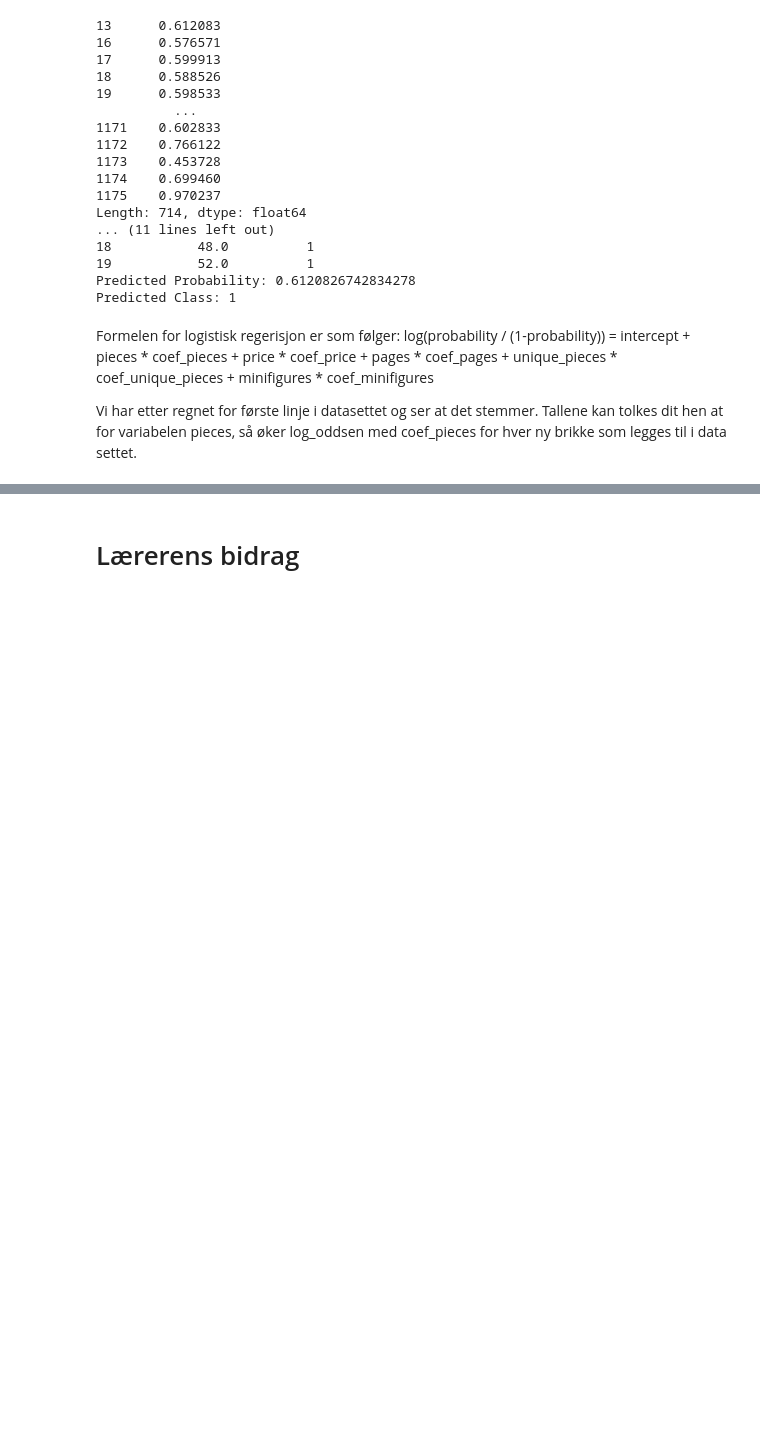
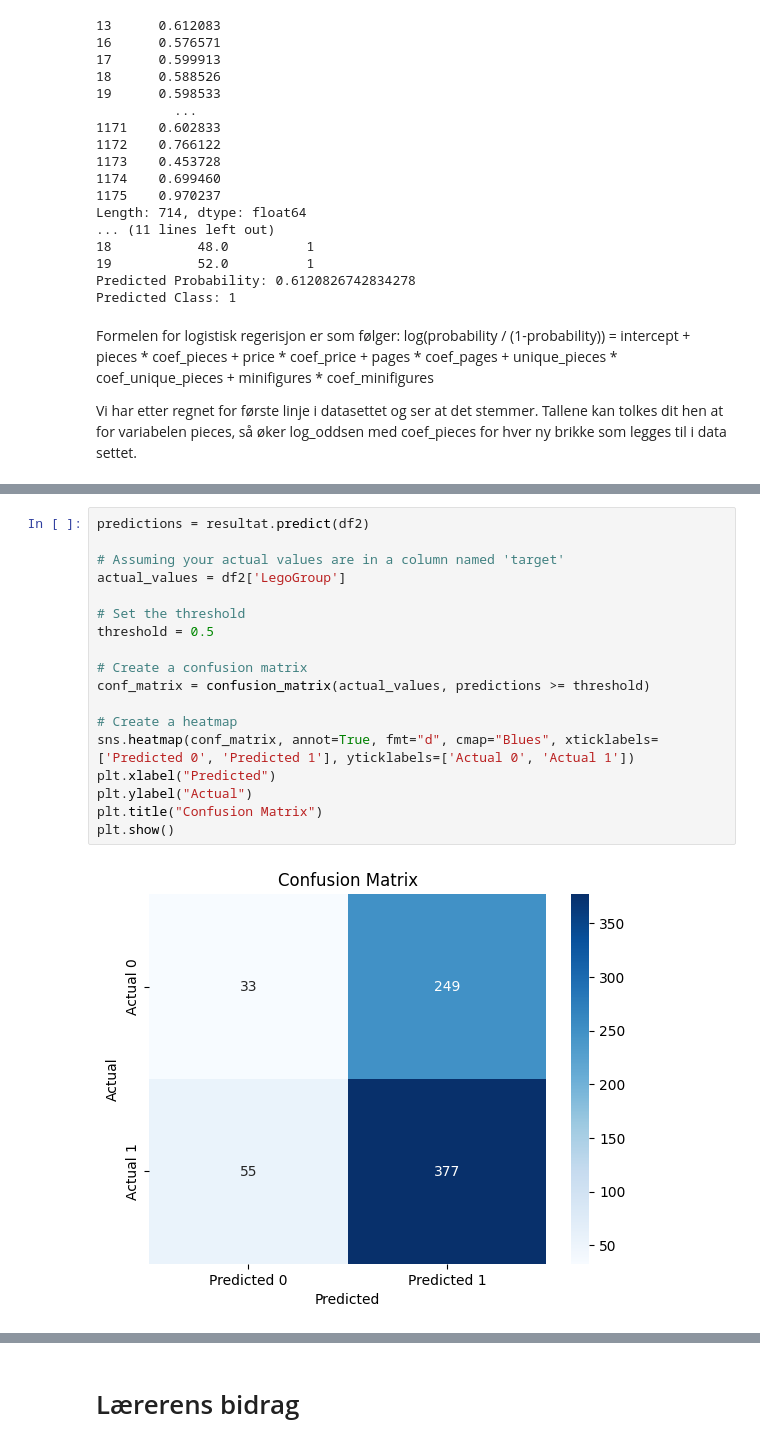
Before and after one commit to ViktorGrev/ISTT1003_Statistikk, a Jupyter notebook: src/viktor_test/oppg1.ipynb, the cells around one changed output, grey strips where cells are left out. Drawn from its saved outputs; the diff is of its cells as text; blank space fills up the shorter version.

Commit message:
Graphs in task 1

```diff
--- a/src/viktor_test/oppg1.ipynb
+++ b/src/viktor_test/oppg1.ipynb
@@ -384,0 +406,20 @@ Vi har etter regnet for første linje i datasettet og ser at det stemmer. Tallen
+# %%
+predictions = resultat.predict(df2)
+
+# Assuming your actual values are in a column named 'target'
+actual_values = df2['LegoGroup']
+
+# Set the threshold
+threshold = 0.5
+
+# Create a confusion matrix
+conf_matrix = confusion_matrix(actual_values, predictions >= threshold)
+
+# Create a heatmap
+sns.heatmap(conf_matrix, annot=True, fmt="d", cmap="Blues", xticklabels=['Predicted 0', 'Predicted 1'], yticklabels=['Actual 0', 'Actual 1'])
+plt.xlabel("Predicted")
+plt.ylabel("Actual")
+plt.title("Confusion Matrix")
+plt.show()
+# %% [output]
+[figure, added]
```
Also changed, not shown: parts of 15 cells of this notebook, 1 other file.
